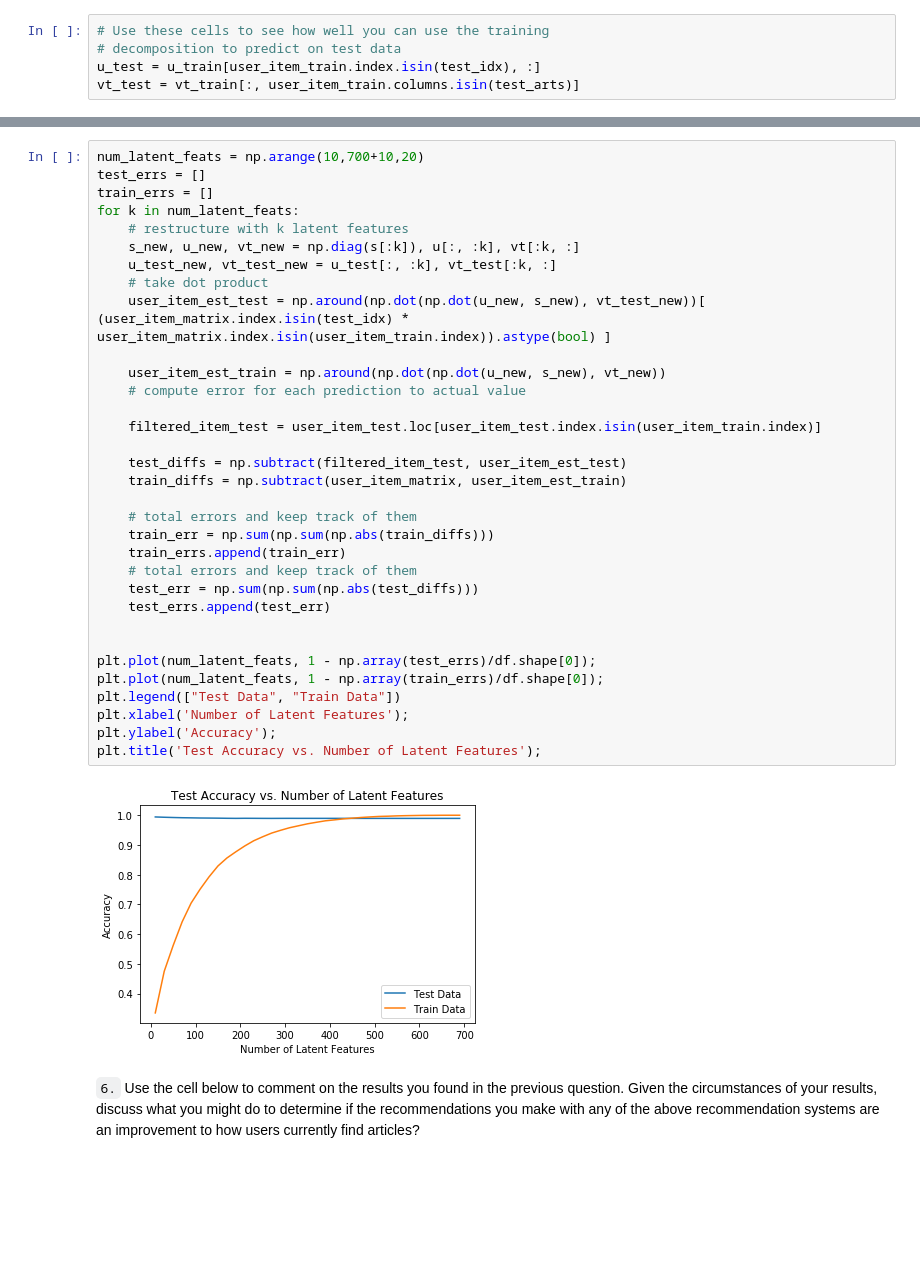
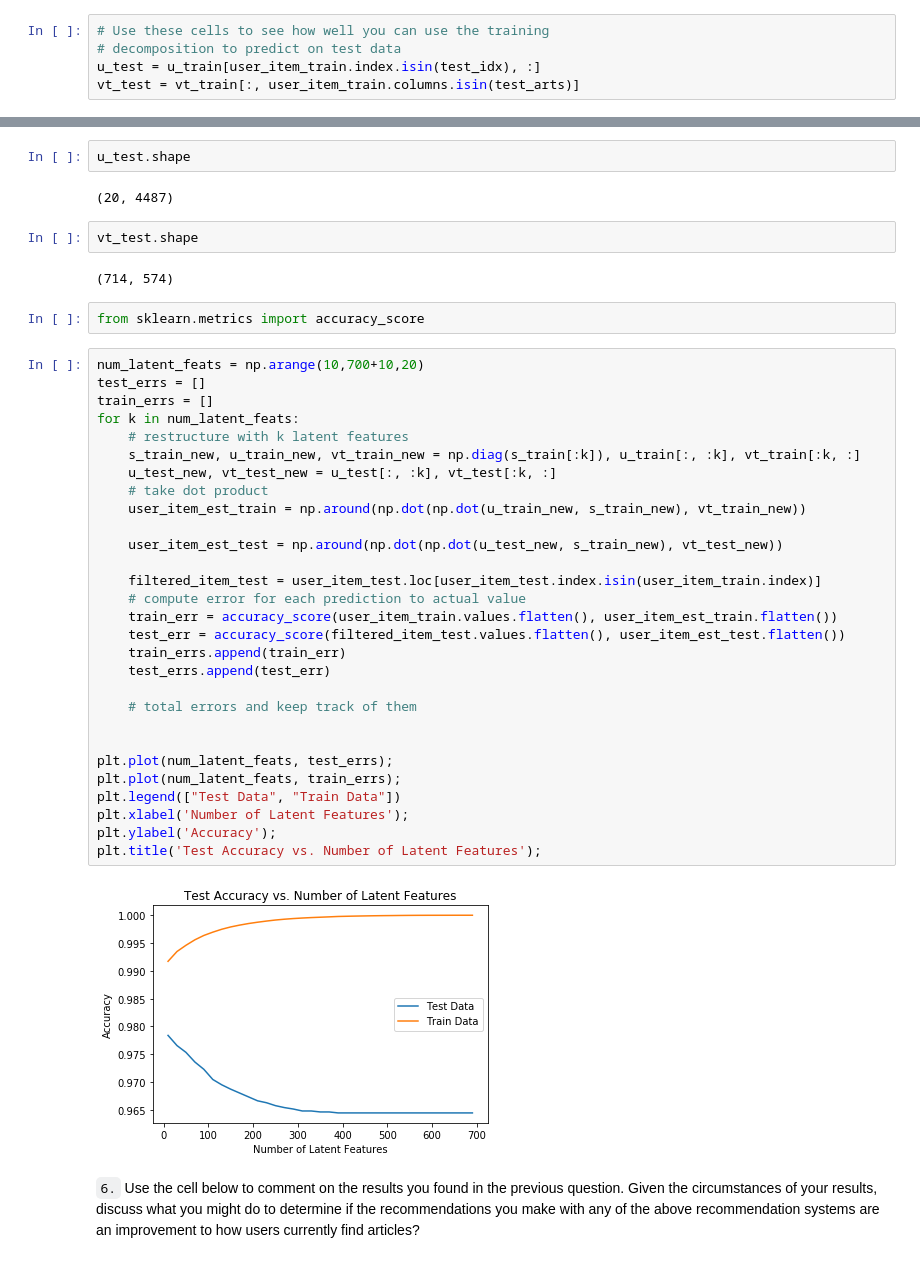
Before and after one commit to sean-ashley/IBM_Recommender, a Jupyter notebook: Recommendations_with_IBM.ipynb, the cells around one changed output, grey strips where cells are left out. Cells and saved outputs as stored; diff of their text form; blank space fills up the shorter version.

```diff
--- a/Recommendations_with_IBM.ipynb
+++ b/Recommendations_with_IBM.ipynb
@@ -902,38 +901,44 @@ vt_test = vt_train[:, user_item_train.columns.isin(test_arts)]
+# %%
+u_test.shape
+# %% [output]
+(20, 4487)
+# %%
+vt_test.shape
+# %% [output]
+(714, 574)
+# %%
+from sklearn.metrics import accuracy_score
 # %%
 num_latent_feats = np.arange(10,700+10,20)
 test_errs = []
 train_errs = []
 for k in num_latent_feats:
     # restructure with k latent features
-    s_new, u_new, vt_new = np.diag(s[:k]), u[:, :k], vt[:k, :]
+    s_train_new, u_train_new, vt_train_new = np.diag(s_train[:k]), u_train[:, :k], vt_train[:k, :]
     u_test_new, vt_test_new = u_test[:, :k], vt_test[:k, :]
     # take dot product
-    user_item_est_test = np.around(np.dot(np.dot(u_new, s_new), vt_test_new))[ (user_item_matrix.index.isin(test_idx) * user_item_matrix.index.isin(user_item_train.index)).astype(bool) ]
+    user_item_est_train = np.around(np.dot(np.dot(u_train_new, s_train_new), vt_train_new))
 
-    user_item_est_train = np.around(np.dot(np.dot(u_new, s_new), vt_new))
-    # compute error for each prediction to actual value
+    user_item_est_test = np.around(np.dot(np.dot(u_test_new, s_train_new), vt_test_new))
 
     filtered_item_test = user_item_test.loc[user_item_test.index.isin(user_item_train.index)]
-
-    test_diffs = np.subtract(filtered_item_test, user_item_est_test)
-    train_diffs = np.subtract(user_item_matrix, user_item_est_train)
+    # compute error for each prediction to actual value
+    train_err = accuracy_score(user_item_train.values.flatten(), user_item_est_train.flatten())
+    test_err = accuracy_score(filtered_item_test.values.flatten(), user_item_est_test.flatten())
+    train_errs.append(train_err)
+    test_errs.append(test_err)
 
     # total errors and keep track of them
-    train_err = np.sum(np.sum(np.abs(train_diffs)))
-    train_errs.append(train_err)
-    # total errors and keep track of them
-    test_err = np.sum(np.sum(np.abs(test_diffs)))
-    test_errs.append(test_err)
 
 
-plt.plot(num_latent_feats, 1 - np.array(test_errs)/df.shape[0]);
-plt.plot(num_latent_feats, 1 - np.array(train_errs)/df.shape[0]);
+plt.plot(num_latent_feats, test_errs);
+plt.plot(num_latent_feats, train_errs);
 plt.legend(["Test Data", "Train Data"])
 plt.xlabel('Number of Latent Features');
 plt.ylabel('Accuracy');
 plt.title('Test Accuracy vs. Number of Latent Features');
 # %% [output]
-[figure, old version]
+[figure, new version]
 # %% [markdown]
 `6.` Use the cell below to comment on the results you found in the previous question. Given the circumstances of your results, discuss what you might do to determine if the recommendations you make with any of the above recommendation systems are an improvement to how users currently find articles?
 # %% [markdown]
```
Also changed, not shown: parts of 2 cells of this notebook.
